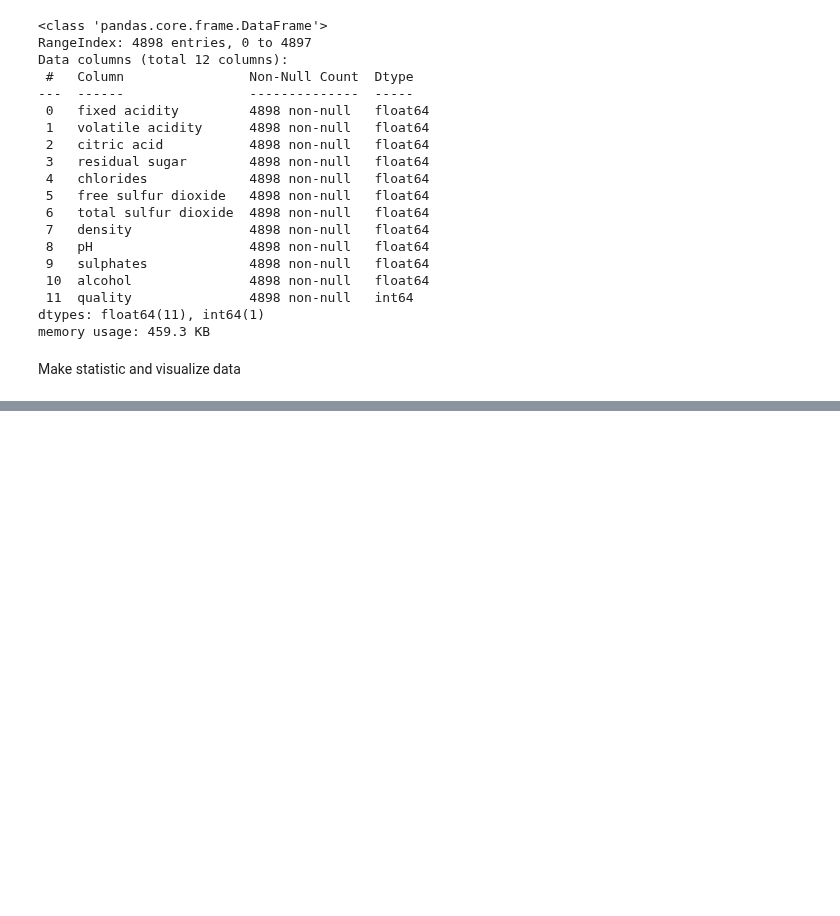
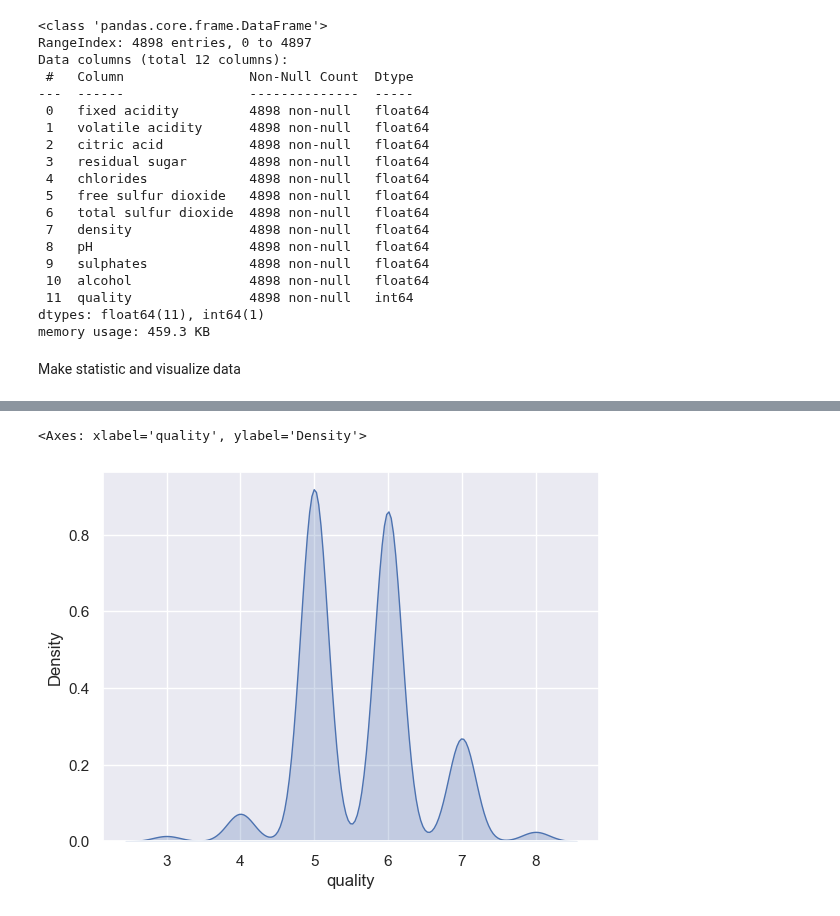
Before and after one commit to Macostik/ML_cource, a Jupyter notebook: HomeWork5/wineQualityHomeWork.ipynb, the cells around one changed output, grey strips where cells are left out. Cells and saved outputs as stored; diff of their text form; code cells hidden in the pictures; blank space fills up the shorter version.

```diff
--- a/HomeWork5/wineQualityHomeWork.ipynb
+++ b/HomeWork5/wineQualityHomeWork.ipynb
@@ -83,0 +97,6 @@ Make statistic and visualize data
+# %%
+# Visualize quality targets fow red wine
+sns.kdeplot(red_wine_df['quality'], fill=True, label='Red wine quality')
+# %% [output]
+<Axes: xlabel='quality', ylabel='Density'>
+[figure, added]
```
Also changed, not shown: parts of 17 cells of this notebook.
